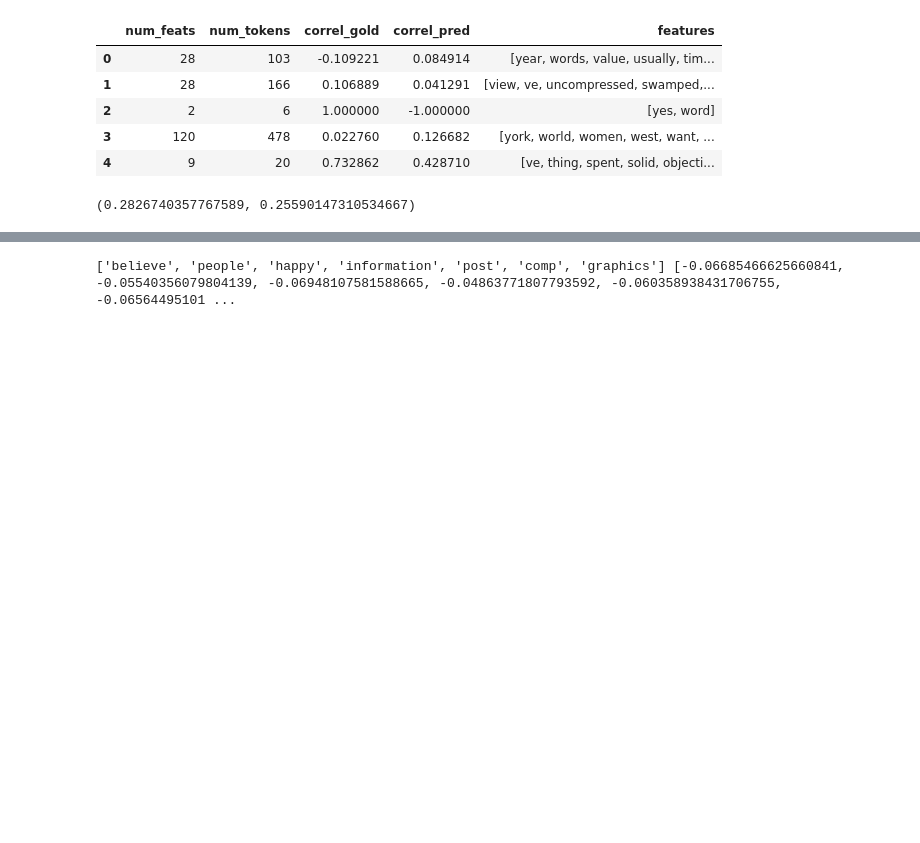
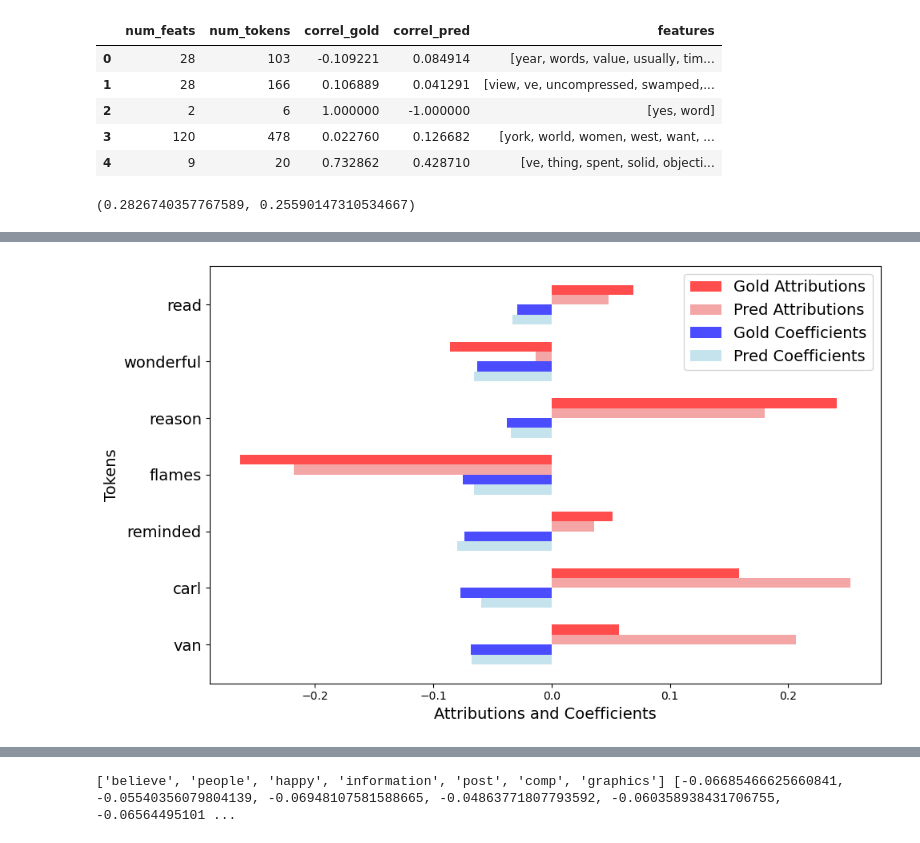
Before and after one commit to LydiaKoerber/nn-interpretability, a Jupyter notebook: analysis-predictions.ipynb, the cells around one changed output, grey strips where cells are left out. Saved outputs shown, nothing was run; the diff lists cells and outputs as text; code cells hidden in the pictures; blank space fills up the shorter version.

```diff
--- a/analysis-predictions.ipynb
+++ b/analysis-predictions.ipynb
@@ -428,0 +448,4 @@ correls.corr()
+# %%
+plot(678, target='both')
+# %% [output]
+[figure, added]
```
Also changed, not shown: parts of 13 cells of this notebook, 3 other files.
